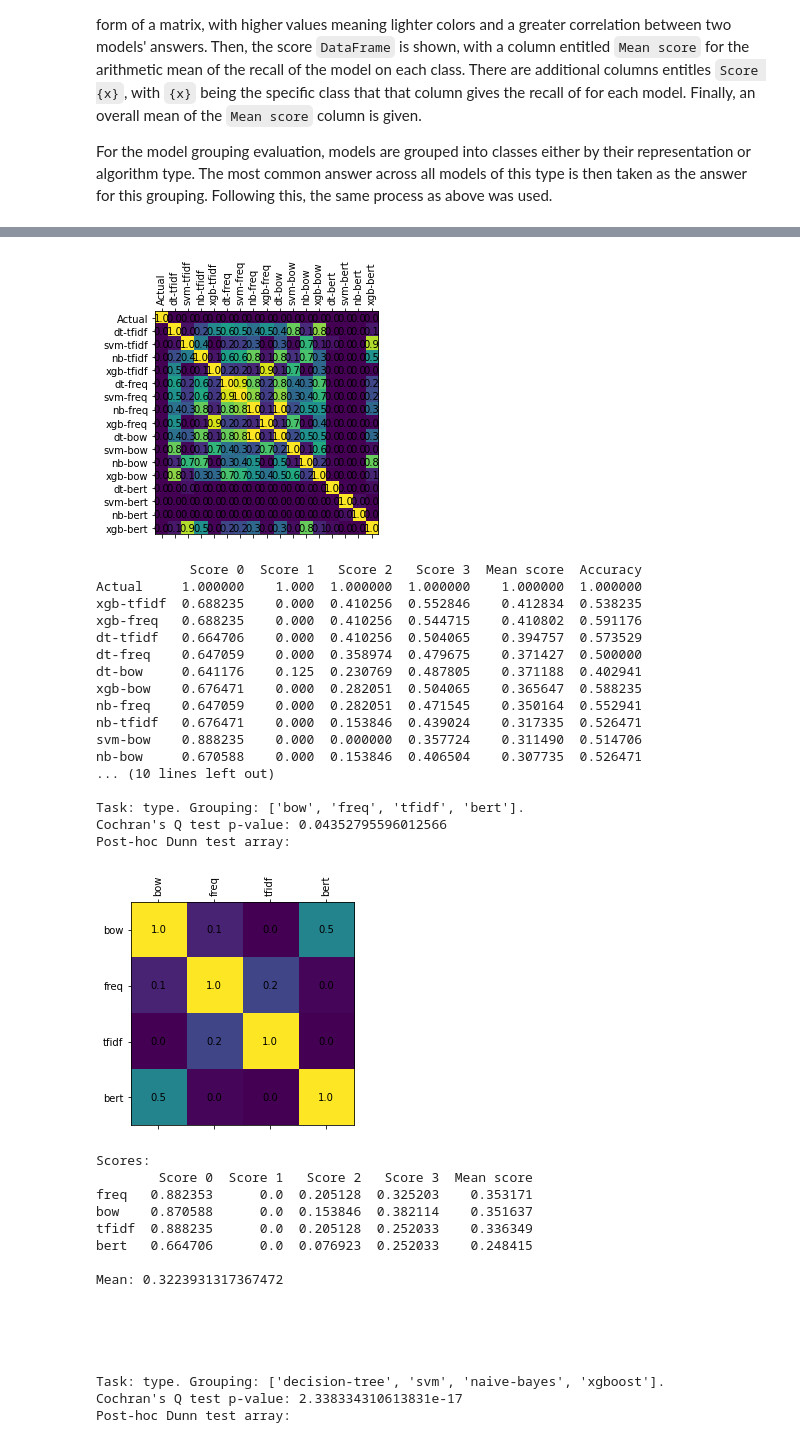
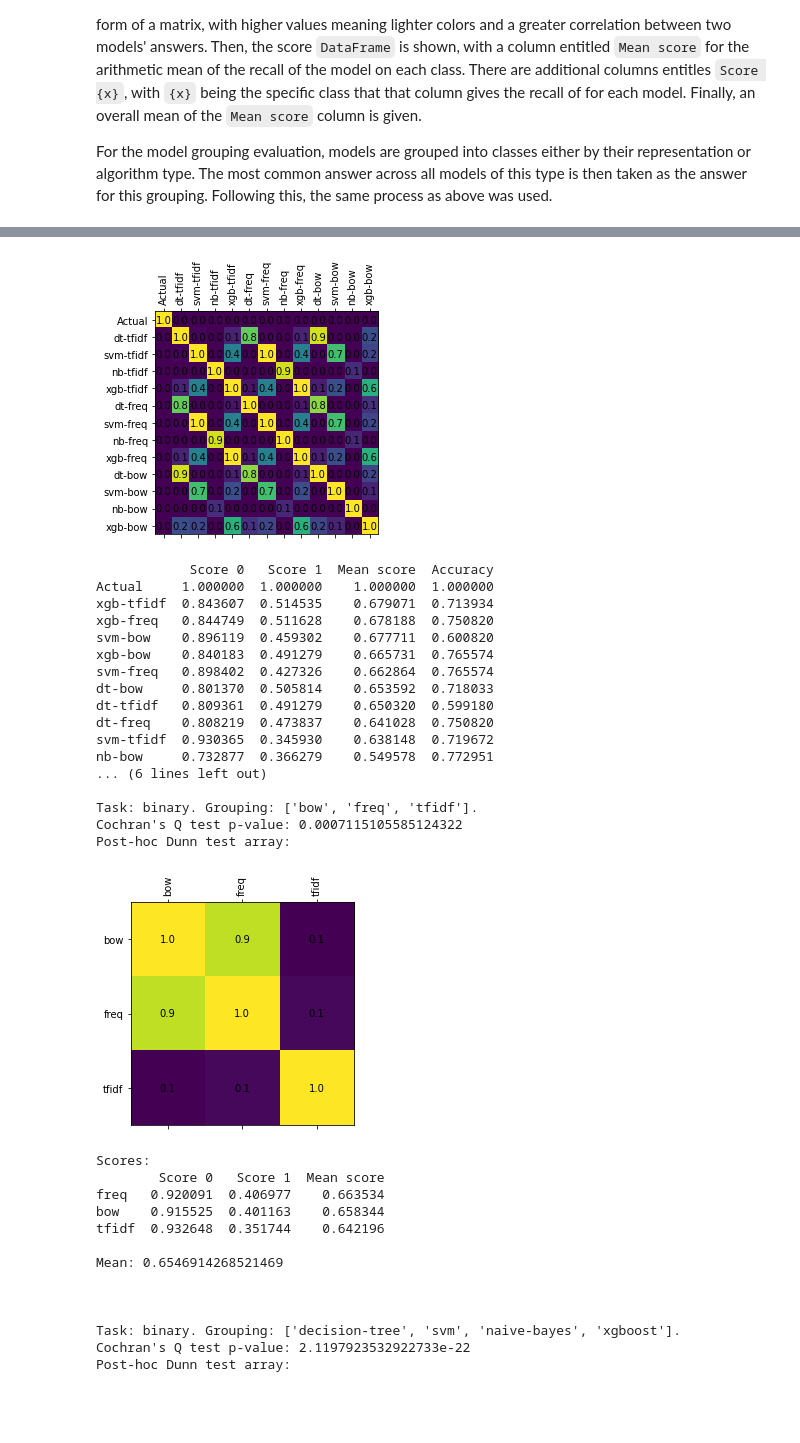
Before and after one commit to NicoACloutier/class-imbalance-Cloutier-Japkowicz-2023, a Jupyter notebook: ml_models/cochran.ipynb, the cells around one changed output, grey strips where cells are left out. Drawn from its saved outputs; the diff is of its cells as text; code cells hidden in the pictures; blank space fills up the shorter version.

```diff
--- a/ml_models/cochran.ipynb
+++ b/ml_models/cochran.ipynb
@@ -8,11 +8,13 @@ import matplotlib.pyplot as plt
 import matplotlib
 # %%
 THRESHOLD = 0.05 #alpha significance level
+PREDICTIONS_DIR = 'predictions'
+
 tasks = {
     'binary': [0, 1],
     'type': [0, 1, 2, 3]
 }
-representations = ['bow', 'freq', 'tfidf', 'bert']
+representations = ['bow', 'freq', 'tfidf']
 models = ['decision-tree', 'svm', 'naive-bayes', 'xgboost']
 methods = ['SMOTETomek', 'RandomOver', 'ADASYN', 'RandomUnder', 'none']
 # %%
@@ -118,7 +120,7 @@ def get_dfs(df, classifications):
 
 #find specific rankings for each model
 def overall_evaluation(task, classifications, method):
-    df = pd.read_csv(f'{task}_predictions-{method}.csv')
+    df = pd.read_csv(f'{PREDICTIONS_DIR}\\{task}_predictions-{method}.csv')
     score_df = pd.DataFrame()
     dfs = get_dfs(df, classifications)
 
@@ -162,7 +164,7 @@ def evaluate_rep_model(grouping, dfs):
 
 #evaluate algorithms and representations, find significance level
 def algorithm_and_rep_eval(task, classifications, method):
-    df = pd.read_csv(f'{task}_predictions-{method}.csv')
+    df = pd.read_csv(f'{PREDICTIONS_DIR}\\{task}_predictions-{method}.csv')
     dfs = []
     for classification in classifications:
         temp_df = df[df['Actual'] == classification]
@@ -187,21 +189,24 @@ def algorithm_and_rep_eval(task, classifications, method):
         score_df.index = [shorten_name(name) for name in score_df.index]
         print(f"Scores: \n{score_df}")
         print(f'\nMean: {score_df["Mean score"].mean()}')
-        print('\n\n\n\n')
+        print('\n\n')
 # %%
 #evaluate the overall resampling methods, perform friedman test and post-hoc nemenyi
 def evaluate_resampling(overall_df, indeces):
-    statistic, pvalue = scipy.stats.friedmanchisquare(overall_df.to_numpy())
-    overall_df.loc[len(df)] = overall_df.apply(lambda x: np.mean(x))
+    columns = [overall_df[column] for column in overall_df.columns.values]
+    statistic, pvalue = scipy.stats.friedmanchisquare(*columns)
+    overall_df.loc[len(overall_df)] = overall_df.apply(lambda x: np.mean(x))
     indeces.append('Mean')
     overall_df.index = indeces
     print('\nOverall scores:')
+    print(f'Friedman Chi Square Statistic: {statistic}. p-value: {pvalue}.')
     print(overall_df)
     if pvalue <= THRESHOLD:
-        columns = [df[column] for column in df.columns.values]
+        overall_df = overall_df.transpose()
+        columns = [overall_df[column] for column in overall_df.columns.values]
         p_values = sp.posthoc_nemenyi_friedman(columns)
         print('\nPost-hoc Dunn test array:')
-        visualize_dunn(p_values, df.columns.values)
+        visualize_dunn(p_values, list(overall_df.index))
 # %% [markdown]
 The below visualizations and `DataFrame`s contain testing information on the various algorithms and representation methods used to create models. Data is shown on two tasks, 'binary,' referring to the binary classification of whether or not a particular tweet is antisemitic, and 'type,' referring to classifying the tweet with a particular type of antisemitism. The model evaluation was done in two stages, first the overall evaluation, then the grouped evaluation for different algorithms and representations. Some names are shortened during presentation: `decision-tree` is shortened to `dt`, `naive-bayes-multinomial` to `nbm`, and `naive-bayes` to `nb`.
 
@@ -217,8 +222,8 @@ for task in tasks:
         print(f'\nMethod: {method}\n')
         temp_df = overall_evaluation(task, tasks[task], method) #find the rankings for all models
         if not indeces:
-            indeces = temp_df.index
-        overall_dfs[method] = temp_df['Mean score']
+            indeces = list(temp_df.index)
+        overall_df[method] = temp_df['Mean score']
         algorithm_and_rep_eval(task, tasks[task], method) #group representations and algorithms together, evaluate
     evaluate_resampling(overall_df, indeces)
 # %% [output]
@@ -283,37 +286,34 @@ Task: type.
 Cochran's Q test p-value: 0.0
 Post-hoc Dunn test array:
-[figure, old version]
+[figure, new version]
-            Score 0  Score 1   Score 2   Score 3  Mean score  Accuracy
-Actual     1.000000    1.000  1.000000  1.000000    1.000000  1.000000
-xgb-tfidf  0.688235    0.000  0.410256  0.552846    0.412834  0.538235
-xgb-freq   0.688235    0.000  0.410256  0.544715    0.410802  0.591176
-dt-tfidf   0.664706    0.000  0.410256  0.504065    0.394757  0.573529
-dt-freq    0.647059    0.000  0.358974  0.479675    0.371427  0.500000
-dt-bow     0.641176    0.125  0.230769  0.487805    0.371188  0.402941
-xgb-bow    0.676471    0.000  0.282051  0.504065    0.365647  0.588235
-nb-freq    0.647059    0.000  0.282051  0.471545    0.350164  0.552941
-nb-tfidf   0.676471    0.000  0.153846  0.439024    0.317335  0.526471
-svm-bow    0.888235    0.000  0.000000  0.357724    0.311490  0.514706
-nb-bow     0.670588    0.000  0.153846  0.406504    0.307735  0.526471
-... (10 lines left out)
+            Score 0   Score 1  Mean score  Accuracy
+Actual     1.000000  1.000000    1.000000  1.000000
+xgb-tfidf  0.843607  0.514535    0.679071  0.713934
+xgb-freq   0.844749  0.511628    0.678188  0.750820
+svm-bow    0.896119  0.459302    0.677711  0.600820
+xgb-bow    0.840183  0.491279    0.665731  0.765574
+svm-freq   0.898402  0.427326    0.662864  0.765574
+dt-bow     0.801370  0.505814    0.653592  0.718033
+dt-tfidf   0.809361  0.491279    0.650320  0.599180
+dt-freq    0.808219  0.473837    0.641028  0.750820
+svm-tfidf  0.930365  0.345930    0.638148  0.719672
+nb-bow     0.732877  0.366279    0.549578  0.772951
+... (6 lines left out)
 
-Task: type. Grouping: ['bow', 'freq', 'tfidf', 'bert'].
-Cochran's Q test p-value: 0.04352795596012566
+Task: binary. Grouping: ['bow', 'freq', 'tfidf'].
+Cochran's Q test p-value: 0.0007115105585124322
 Post-hoc Dunn test array:
-[figure, old version]
+[figure, new version]
 Scores:
-        Score 0  Score 1   Score 2   Score 3  Mean score
-freq   0.882353      0.0  0.205128  0.325203    0.353171
-bow    0.870588      0.0  0.153846  0.382114    0.351637
-tfidf  0.888235      0.0  0.205128  0.252033    0.336349
-bert   0.664706      0.0  0.076923  0.252033    0.248415
+        Score 0   Score 1  Mean score
+freq   0.920091  0.406977    0.663534
+bow    0.915525  0.401163    0.658344
+tfidf  0.932648  0.351744    0.642196
 
-Mean: 0.3223931317367472
+Mean: 0.6546914268521469
 
 
 
-
-
-Task: type. Grouping: ['decision-tree', 'svm', 'naive-bayes', 'xgboost'].
-Cochran's Q test p-value: 2.338334310613831e-17
+Task: binary. Grouping: ['decision-tree', 'svm', 'naive-bayes', 'xgboost'].
+Cochran's Q test p-value: 2.1197923532922733e-22
 Post-hoc Dunn test array:
```
Also changed, not shown: parts of 1 cell of this notebook, 13 other files.
